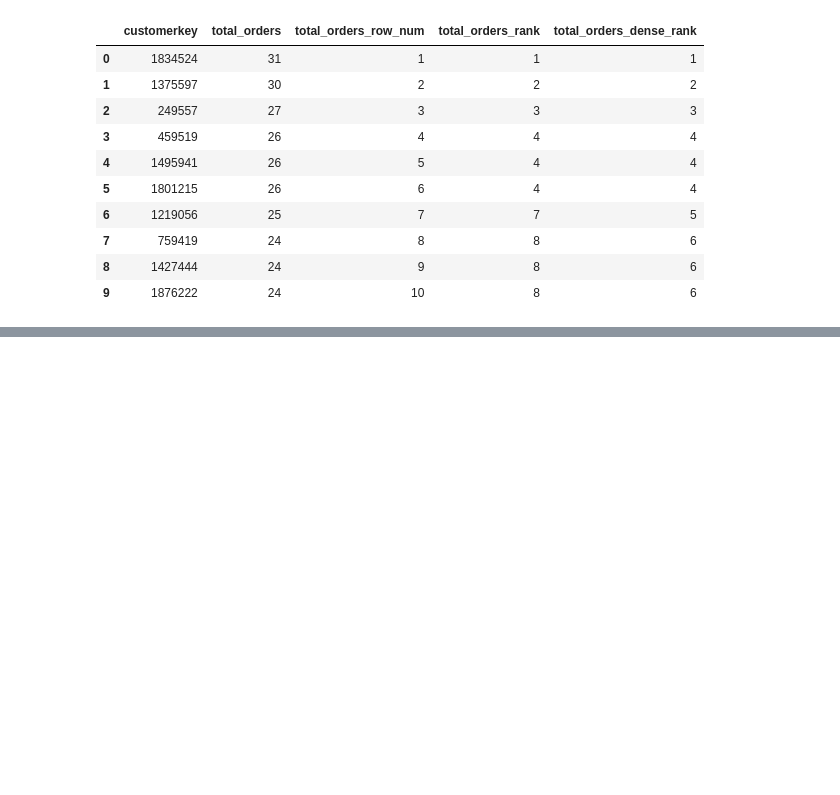
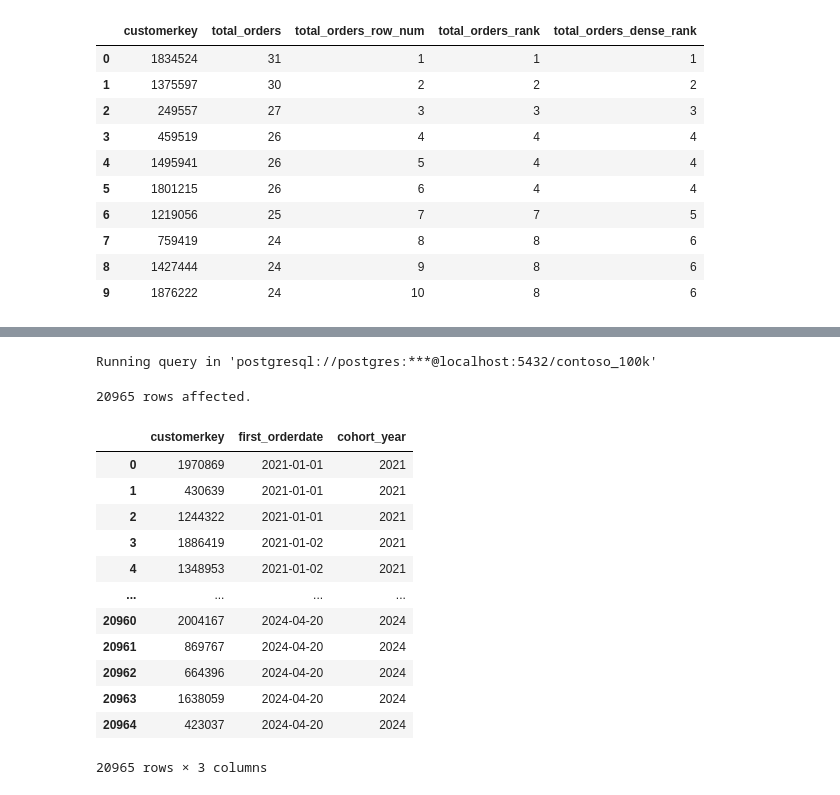
Before and after one commit to CodeWithTD/CodeWithTD, a Jupyter notebook: Resources/Blank_SQL_Notebook.ipynb, the cells around one changed output, grey strips where cells are left out. Saved outputs shown, nothing was run; the diff lists cells and outputs as text; code cells hidden in the pictures; blank space fills up the shorter version.

```diff
--- a/Resources/Blank_SQL_Notebook.ipynb
+++ b/Resources/Blank_SQL_Notebook.ipynb
@@ -229,0 +240,37 @@ Running query in 'postgresql://postgres:***@localhost:5432/contoso_100k'
+# %%
+%%sql
+
+WITH cohort AS (
+  SELECT
+    customerkey,
+    MIN(orderdate) AS first_orderdate,
+    EXTRACT(YEAR FROM MIN(orderdate)) AS cohort_year
+  FROM sales
+  GROUP BY
+    customerkey
+)
+SELECT
+  customerkey,
+  first_orderdate,
+  cohort_year
+FROM cohort
+WHERE cohort_year > '2020'
+ORDER BY
+  cohort_year,
+  first_orderdate
+# %% [output]
+Running query in 'postgresql://postgres:***@localhost:5432/contoso_100k'
+20965 rows affected.
+|  | customerkey | first_orderdate | cohort_year |
+| 0 | 1970869 | 2021-01-01 | 2021 |
+| 1 | 430639 | 2021-01-01 | 2021 |
+| 2 | 1244322 | 2021-01-01 | 2021 |
+| 3 | 1886419 | 2021-01-02 | 2021 |
+| 4 | 1348953 | 2021-01-02 | 2021 |
+| ... | ... | ... | ... |
+| 20960 | 2004167 | 2024-04-20 | 2024 |
+| 20961 | 869767 | 2024-04-20 | 2024 |
+| 20962 | 664396 | 2024-04-20 | 2024 |
+| 20963 | 1638059 | 2024-04-20 | 2024 |
+| 20964 | 423037 | 2024-04-20 | 2024 |
+20965 rows × 3 columns
```
Also changed, not shown: parts of 4 cells of this notebook.
